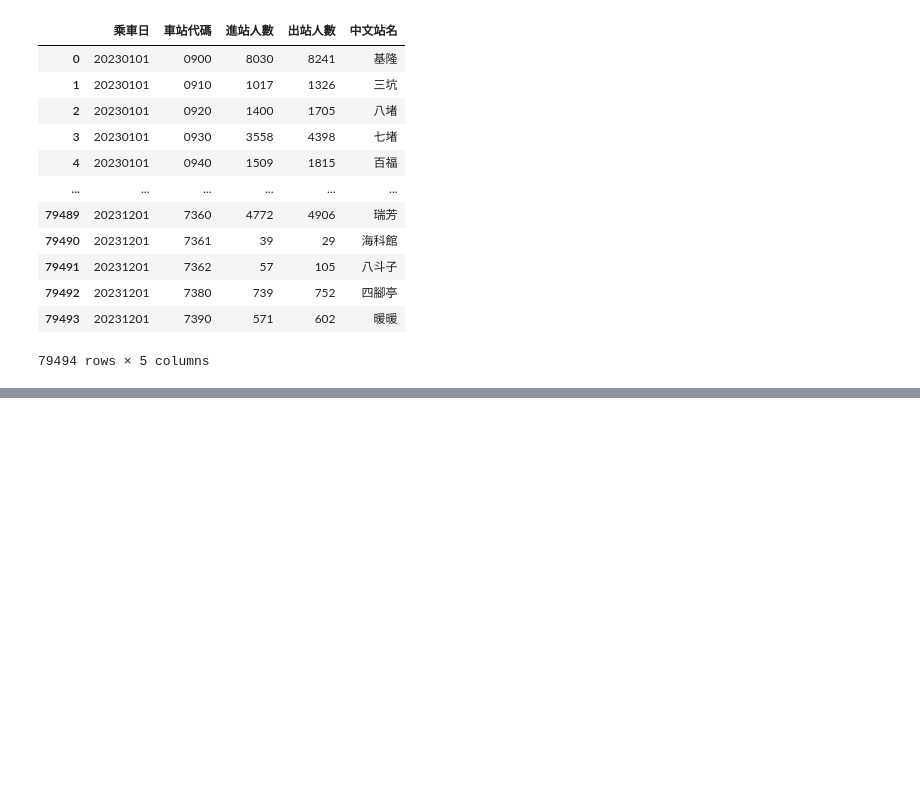
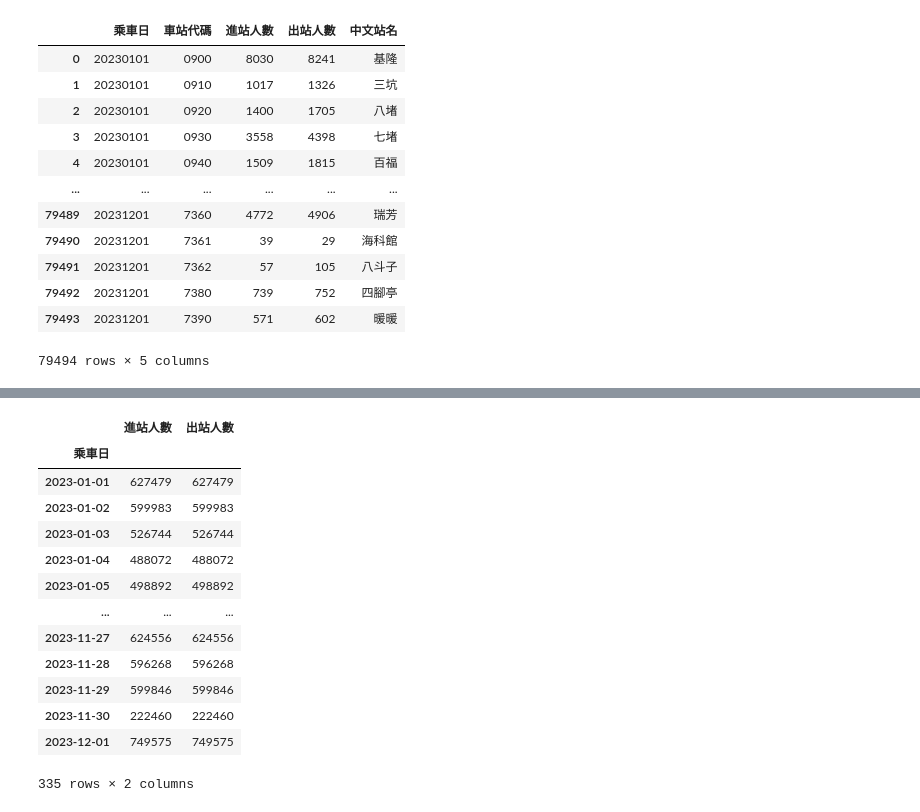
Before and after one commit to c22243686/2023_07_25_2_4, a Jupyter notebook: lesson21_4.ipynb, the cells around one changed output, grey strips where cells are left out. Saved outputs shown, nothing was run; the diff lists cells and outputs as text; code cells hidden in the pictures; blank space fills up the shorter version.

```diff
--- a/lesson21_4.ipynb
+++ b/lesson21_4.ipynb
@@ -105,0 +174,17 @@ dataFrame1
+# %%
+dataFrame2.drop(columns=['車站代碼']).groupby(level='乘車日').sum()
+# %% [output]
+|  | 進站人數 | 出站人數 |
+| 乘車日 |  |  |
+| 2023-01-01 | 627479 | 627479 |
+| 2023-01-02 | 599983 | 599983 |
+| 2023-01-03 | 526744 | 526744 |
+| 2023-01-04 | 488072 | 488072 |
+| 2023-01-05 | 498892 | 498892 |
+| ... | ... | ... |
+| 2023-11-27 | 624556 | 624556 |
+| 2023-11-28 | 596268 | 596268 |
+| 2023-11-29 | 599846 | 599846 |
+| 2023-11-30 | 222460 | 222460 |
+| 2023-12-01 | 749575 | 749575 |
+335 rows × 2 columns
```
Also changed, not shown: parts of 7 cells of this notebook.
